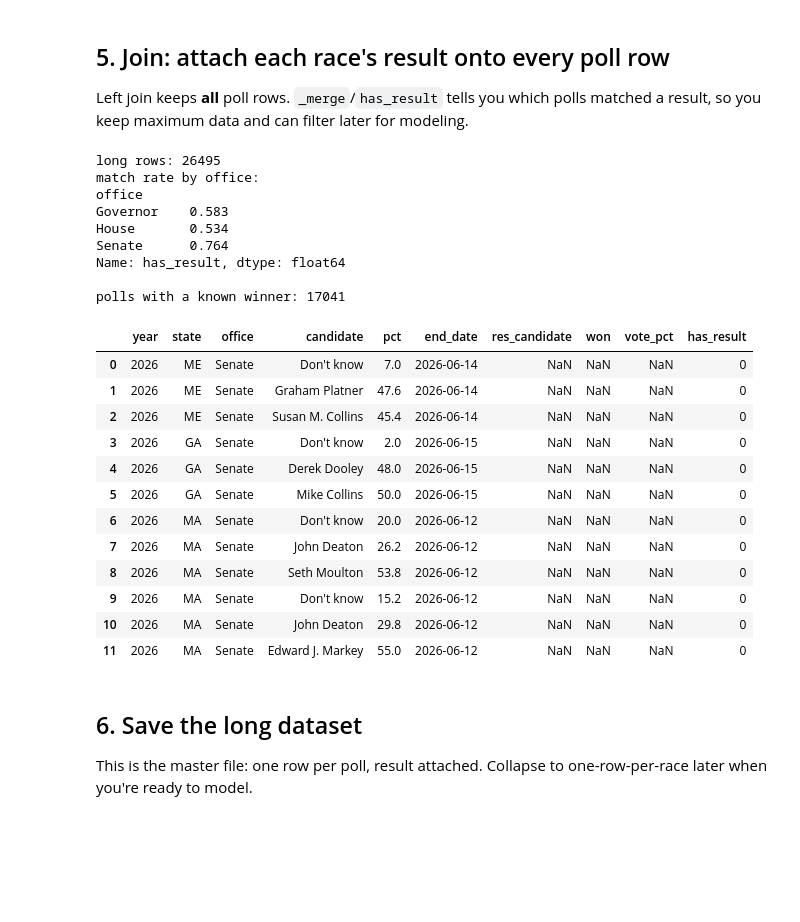
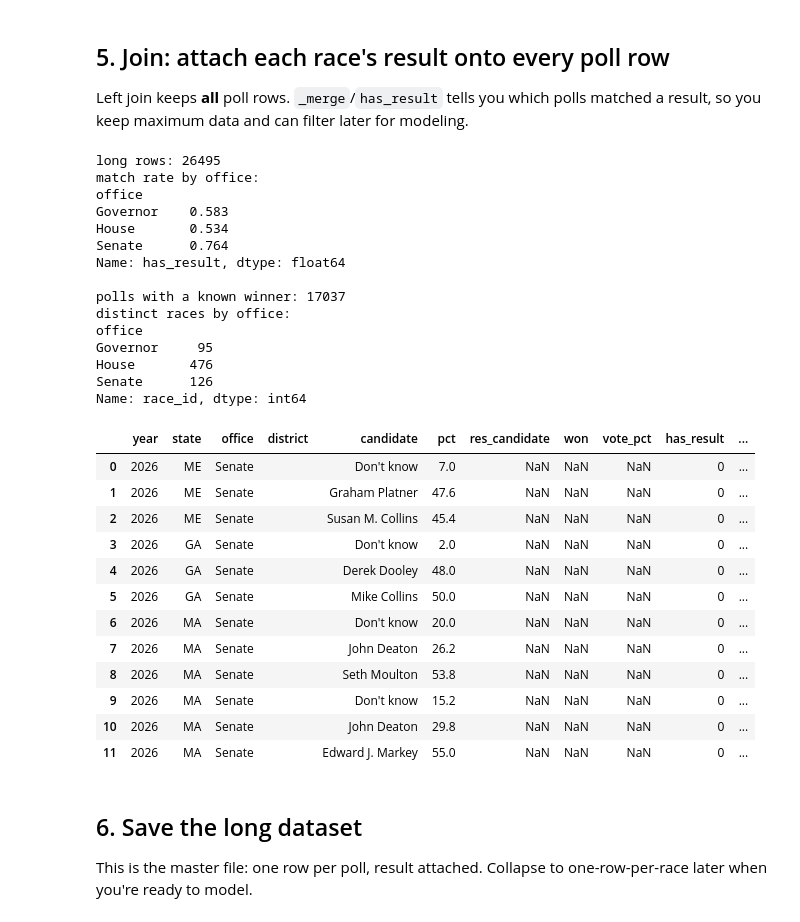
Before and after one commit to pjmerica/Polls-prediction-model, a Jupyter notebook: build_dataset.ipynb, the cells around one changed output. Cells and saved outputs as stored; diff of their text form; code cells hidden in the pictures; blank space fills up the shorter version.

```diff
--- a/build_dataset.ipynb
+++ b/build_dataset.ipynb
@@ -209,6 +221,9 @@ def load_polls(paths, office):
             'pct':        pick(df, 'pct'),
             'end_date':   pick(df, 'end_date', 'enddate'),
         }
+        # capture district source column before renaming (House only)
+        seat_col = pick(df, 'seat_number', 'seat_name')
+
         # required columns must exist; skip the file with a clear note otherwise
         missing = [k for k, v in cols.items() if v is None]
         if missing:
@@ -231,6 +246,11 @@ def load_polls(paths, office):
         df['pct']      = pd.to_numeric(df['pct'], errors='coerce')
         df['end_date'] = pd.to_datetime(df['end_date'], errors='coerce', format='mixed')
         df['state']    = df['state'].map(to_abbr)          # full name -> abbrev, to match results
+        # district: only meaningful for House; Senate/Gov are statewide
+        if office == 'House' and seat_col is not None:
+            df['district'] = df[seat_col].map(parse_district)
+        else:
+            df['district'] = ''
         df['cand_key']  = df['candidate'].map(norm_name)
         df['party_std'] = df['poll_party'].map(norm_party)
         df = df.dropna(subset=['year', 'pct', 'cand_key'])
@@ -248,11 +268,13 @@ def load_polls(paths, office):
 
 polls = pd.concat([load_polls(poll_files[o], o) for o in OFFICES if poll_files.get(o)],
                   ignore_index=True)
+polls['district'] = polls['district'].fillna('')
 polls = polls[polls['year'] >= MIN_YEAR]
 print('total poll rows (long):', len(polls))
 print('year range:', polls['year'].min(), '-', polls['year'].max())
 print('by office:\n', polls.groupby('office').size())
-polls[['year','state','office','candidate','party_std','pct','end_date','cand_key']].head()
+print('house districts seen:', sorted(polls[polls.office=="House"]["district"].unique())[:15], '...')
+polls[['year','state','office','district','candidate','party_std','pct','end_date','cand_key']].head()
 # %% [output]
 total poll rows (long): 26495
 year range: 2018 - 2026
@@ -279,34 +302,39 @@ def load_results(path, office):
     c_year  = pick(df, 'cycle', 'year')
     c_state = pick(df, 'state_abbrev', 'state')
     c_cand  = pick(df, 'candidate_name', 'candidate')
-    c_party = pick(df, 'party', 'ballot_party')
+    c_party = pick(df, 'ballot_party', 'party')   # NOTE: 'party' is all-null in these files; ballot_party holds DEM/REP
     c_pct   = pick(df, 'percent', 'pct')
     c_win   = pick(df, 'winner')
+    c_seat  = pick(df, 'office_seat_name', 'seat_name')
     out = pd.DataFrame({
         'year':      pd.to_numeric(df[c_year], errors='coerce'),
         'state':     df[c_state].map(to_abbr),          # standardize to abbrev (matches polls)
         'office':    office,
+        'district':  (df[c_seat].map(parse_district) if (office == 'House' and c_seat) else ''),
         'res_candidate': df[c_cand],
         'res_party':     df[c_party].map(norm_party),
         'vote_pct':      pd.to_numeric(df[c_pct], errors='coerce'),
         'won':           df[c_win],
     })
+    out['district'] = out['district'].fillna('')
     out['won'] = (out['won'].astype(str).str.lower()
                   .isin(['true','1','t','yes','y'])).astype(int)
     out['cand_key'] = out['res_candidate'].map(norm_name)
     out = out.dropna(subset=['year', 'cand_key'])
     out['year'] = out['year'].astype(int)
-    # winning vote share in each race (for race-level margin features later)
-    out['race_id'] = out['year'].astype(str)+'_'+out['state']+'_'+out['office']
+    # race_id includes district so each House district is its own race
+    out['race_id'] = (out['year'].astype(str) + '_' + out['state'] + '_'
+                      + out['office'] + out['district'].radd('-').where(out['district'] != '', ''))
     out['race_winning_pct'] = out.groupby('race_id')['vote_pct'].transform('max')
     return out
 
 results = pd.concat([load_results(result_files[o], o) for o in OFFICES if result_files.get(o)],
                     ignore_index=True)
 results = results[results['year'] >= MIN_YEAR]
-res_join = results[['year','state','office','cand_key',
+res_join = results[['year','state','office','district','cand_key',
                     'won','vote_pct','res_party','res_candidate','race_winning_pct']]\
-                  .drop_duplicates(['year','state','office','cand_key'])
+                  .drop_duplicates(['year','state','office','district','cand_key'])
 print('result rows:', len(results), ' | unique candidate-races:', len(res_join))
+print('res_party distribution:', results['res_party'].value_counts().to_dict())
 res_join.head()
 # %% [output]
@@ -322,41 +351,51 @@ result rows: 20452  | unique candidate-races: 19313
 
 Left join keeps **all** poll rows. `_merge`/`has_result` tells you which polls matched a result, so you keep maximum data and can filter later for modeling.
 # %%
-long = polls.merge(res_join, on=['year','state','office','cand_key'],
+long = polls.merge(res_join, on=['year','state','office','district','cand_key'],
                    how='left', indicator=True)
 long['has_result'] = (long['_merge'] == 'both').astype(int)
 long = long.drop(columns='_merge')
-long['race_id'] = long['year'].astype(str)+'_'+long['state']+'_'+long['office']
+# race_id includes district so each House district is its own race (Senate/Gov: district == '')
+long['race_id'] = (long['year'].astype(str) + '_' + long['state'] + '_'
+                   + long['office'] + long['district'].radd('-').where(long['district'] != '', ''))
 
 print('long rows:', len(long))
 print('match rate by office:')
 print(long.groupby('office')['has_result'].mean().round(3))
 print('\npolls with a known winner:', long['won'].notna().sum())
-long[['year','state','office','candidate','pct','end_date',
-      'res_candidate','won','vote_pct','has_result']].head(12)
+print('distinct races by office:')
+print(long[long.has_result==1].groupby('office')['race_id'].nunique())
+long[['year','state','office','district','candidate','pct',
+      'res_candidate','won','vote_pct','has_result','race_id']].head(12)
 # %% [output]
 long rows: 26495
 match rate by office:
 office
 Governor    0.583
 House       0.534
 Senate      0.764
 Name: has_result, dtype: float64
 
-polls with a known winner: 17041
+polls with a known winner: 17037
+distinct races by office:
+office
+Governor     95
+House       476
+Senate      126
+Name: race_id, dtype: int64
-|  | year | state | office | candidate | pct | end_date | res_candidate | won | vote_pct | has_result |
-| 0 | 2026 | ME | Senate | Don't know | 7.0 | 2026-06-14 | NaN | NaN | NaN | 0 |
-| 1 | 2026 | ME | Senate | Graham Platner | 47.6 | 2026-06-14 | NaN | NaN | NaN | 0 |
-| 2 | 2026 | ME | Senate | Susan M. Collins | 45.4 | 2026-06-14 | NaN | NaN | NaN | 0 |
-| 3 | 2026 | GA | Senate | Don't know | 2.0 | 2026-06-15 | NaN | NaN | NaN | 0 |
-| 4 | 2026 | GA | Senate | Derek Dooley | 48.0 | 2026-06-15 | NaN | NaN | NaN | 0 |
-| 5 | 2026 | GA | Senate | Mike Collins | 50.0 | 2026-06-15 | NaN | NaN | NaN | 0 |
-| 6 | 2026 | MA | Senate | Don't know | 20.0 | 2026-06-12 | NaN | NaN | NaN | 0 |
-| 7 | 2026 | MA | Senate | John Deaton | 26.2 | 2026-06-12 | NaN | NaN | NaN | 0 |
-| 8 | 2026 | MA | Senate | Seth Moulton | 53.8 | 2026-06-12 | NaN | NaN | NaN | 0 |
-| 9 | 2026 | MA | Senate | Don't know | 15.2 | 2026-06-12 | NaN | NaN | NaN | 0 |
-| 10 | 2026 | MA | Senate | John Deaton | 29.8 | 2026-06-12 | NaN | NaN | NaN | 0 |
-| 11 | 2026 | MA | Senate | Edward J. Markey | 55.0 | 2026-06-12 | NaN | NaN | NaN | 0 |
+|  | year | state | office | district | candidate | pct | res_candidate | won | vote_pct | has_result | ... |
+| 0 | 2026 | ME | Senate |  | Don't know | 7.0 | NaN | NaN | NaN | 0 | ... |
+| 1 | 2026 | ME | Senate |  | Graham Platner | 47.6 | NaN | NaN | NaN | 0 | ... |
+| 2 | 2026 | ME | Senate |  | Susan M. Collins | 45.4 | NaN | NaN | NaN | 0 | ... |
+| 3 | 2026 | GA | Senate |  | Don't know | 2.0 | NaN | NaN | NaN | 0 | ... |
+| 4 | 2026 | GA | Senate |  | Derek Dooley | 48.0 | NaN | NaN | NaN | 0 | ... |
+| 5 | 2026 | GA | Senate |  | Mike Collins | 50.0 | NaN | NaN | NaN | 0 | ... |
+| 6 | 2026 | MA | Senate |  | Don't know | 20.0 | NaN | NaN | NaN | 0 | ... |
+| 7 | 2026 | MA | Senate |  | John Deaton | 26.2 | NaN | NaN | NaN | 0 | ... |
+| 8 | 2026 | MA | Senate |  | Seth Moulton | 53.8 | NaN | NaN | NaN | 0 | ... |
+| 9 | 2026 | MA | Senate |  | Don't know | 15.2 | NaN | NaN | NaN | 0 | ... |
+| 10 | 2026 | MA | Senate |  | John Deaton | 29.8 | NaN | NaN | NaN | 0 | ... |
+| 11 | 2026 | MA | Senate |  | Edward J. Markey | 55.0 | NaN | NaN | NaN | 0 | ... |
 # %% [markdown]
 ## 6. Save the long dataset
 
```
Also changed, not shown: parts of 4 cells of this notebook, 1 other file.
